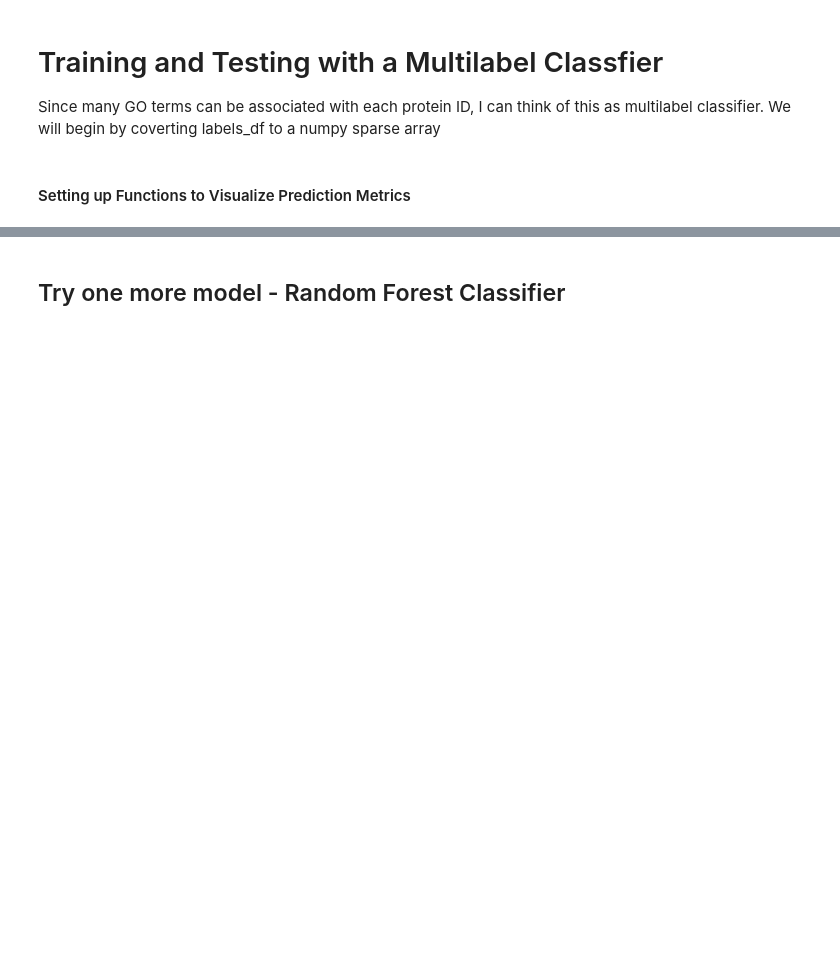
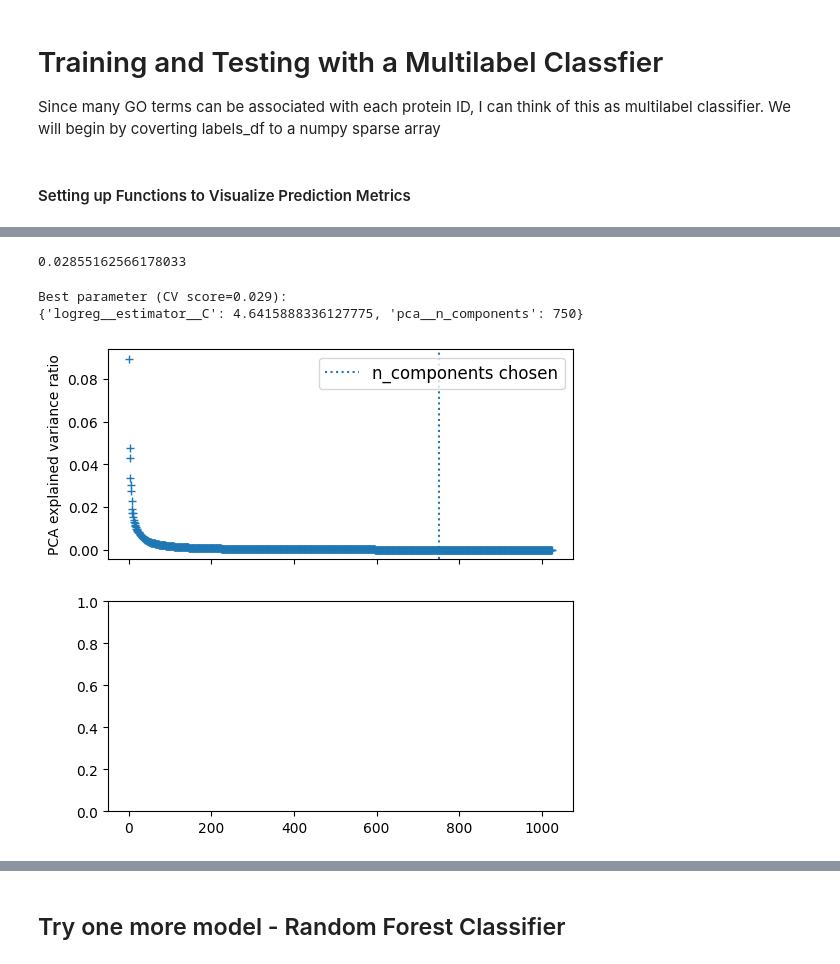
Before and after one commit to VNagesh-Bio/CAFA5, a Jupyter notebook: v-pc-ml-aicapstone-submission.ipynb, the cells around one changed output, grey strips where cells are left out. Drawn from its saved outputs; the diff is of its cells as text; code cells hidden in the pictures; blank space fills up the shorter version.

```diff
--- a/v-pc-ml-aicapstone-submission.ipynb
+++ b/v-pc-ml-aicapstone-submission.ipynb
@@ -328,0 +370,37 @@ grid_search.fit(X_train, labels_df_train)
+# %%
+grid_search.best_score_
+# %% [output]
+0.02855162566178033
+# %%
+import polars as pl
+print("Best parameter (CV score=%0.3f):" % grid_search.best_score_)
+print(grid_search.best_params_)
+# %% [output]
+Best parameter (CV score=0.029):
+{'logreg__estimator__C': 4.6415888336127775, 'pca__n_components': 750}
+# %%
+pca.fit(X_train)
+fig, (ax0, ax1) = plt.subplots(nrows=2, sharex=True, figsize=(6, 6))
+ax0.plot(
+    np.arange(1, pca.n_components_ + 1), pca.explained_variance_ratio_, "+", linewidth=2
+)
+ax0.set_ylabel("PCA explained variance ratio")
+
+ax0.axvline(
+    grid_search.best_estimator_.named_steps["pca"].n_components,
+    linestyle=":",
+    label="n_components chosen",
+)
+ax0.legend(prop=dict(size=12))
+# For each number of components, find the best classifier results
+components_col = "param_pca__n_components"
+is_max_test_score = pl.col("mean_test_score") == pl.col("mean_test_score").max()
+best_clfs = (
+    pl.LazyFrame(grid_search.cv_results_)
+    .filter(is_max_test_score.over(components_col))
+    .unique(components_col)
+    .sort(components_col)
+    .collect()
+)
+# %% [output]
+[figure, added]
```
Also changed, not shown: parts of 38 cells of this notebook.
